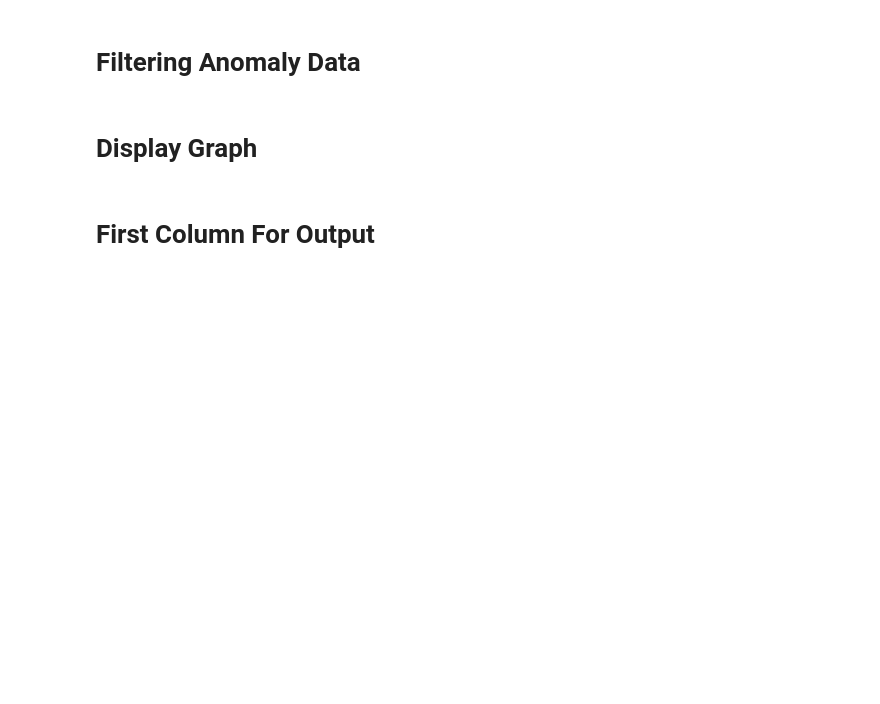
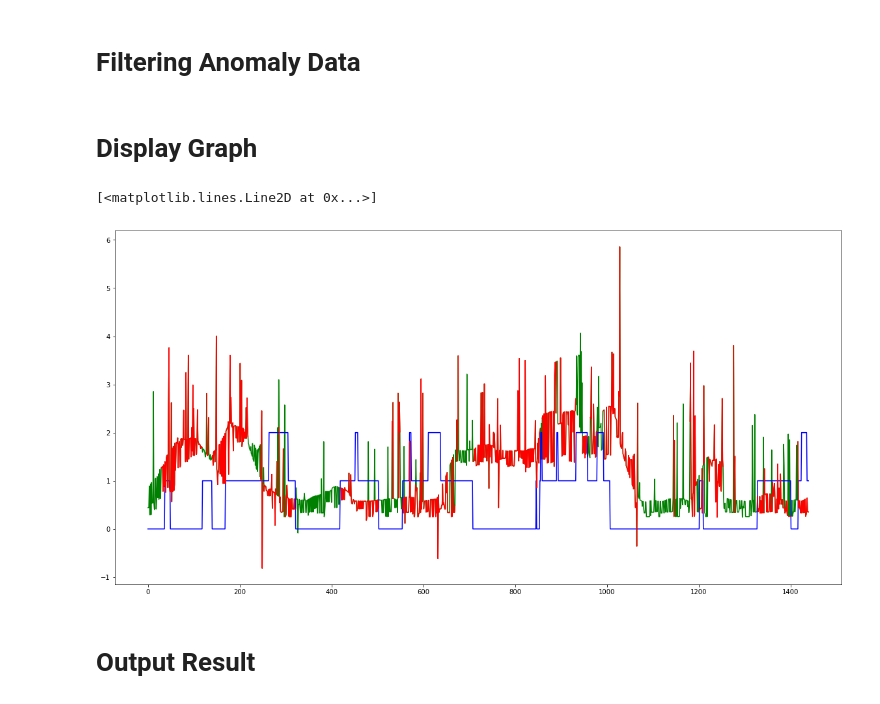
Before and after one commit to Janetx/PowerGrid, a Jupyter notebook: PointAnomaly.ipynb, the cells around one changed output. Cells and saved outputs as stored; diff of their text form; code cells hidden in the pictures; blank space fills up the shorter version.

```diff
--- a/PointAnomaly.ipynb
+++ b/PointAnomaly.ipynb
@@ -62,13 +63,32 @@ train_dates, train_features, test_dates, test_features = analyze.parser(year = Y
 # Training the model and extracting max likelihood hidden state sequence
 # %%
 # Make an HMM instance and execute fit
-model = hmm.GaussianHMM(n_components=4, covariance_type="full", n_iter=200).fit(train_features)
 
-train_state_seq = model.predict(model.sample(test_features.size)[0])
+init_probability = np.array([0.6, 0.3, 0.1])
+
+translation_probability = np.array([
+    [0.7, 0.2, 0.1],
+    [0.3, 0.5, 0.2],
+    [0.3, 0.3, 0.4]]
+)
+
+model = hmm.GaussianHMM(n_components=3, covariance_type="full", tol = 0.1, n_iter=500, init_params="st")
+model.startprob_ = init_probability
+model.transmat_ = translation_probability
+
+model.fit(train_features)
+
+train_state_seq = model.sample(test_features.size)[1]
 test_state_seq = model.predict(test_features)
 
-means = model.means_
-covars = model.covars_
+means = []
+variance = []
+
+for i in range(model.n_components):
+    means.append(model.means_[i].flatten()[0])
+    variance.append(model.covars_[i].flatten()[0])
+
+standard_deviation = np.sqrt(variance)
 # %% [markdown]
 # Filtering Anomaly Data
 # %%
@@ -83,13 +103,16 @@ test_features_anomaly[NotAnomolyBinary] = None
 # %%
 plt.figure(figsize=(20,10))
 
 # green is the original test data
 plt.plot(test_features, color='g')
 
 # blue is the train data
-# plt.plot(train_state_seq, color='b')
+plt.plot(train_state_seq, color='b')
 
 # red is the test data anomaly
 plt.plot(test_features_anomaly, color='r')
+# %% [output]
+[<matplotlib.lines.Line2D at 0x...>]
+[figure, added]
 # %% [markdown]
-# First Column For Output
+# Output Result
```
Also changed, not shown: parts of 5 cells of this notebook.
